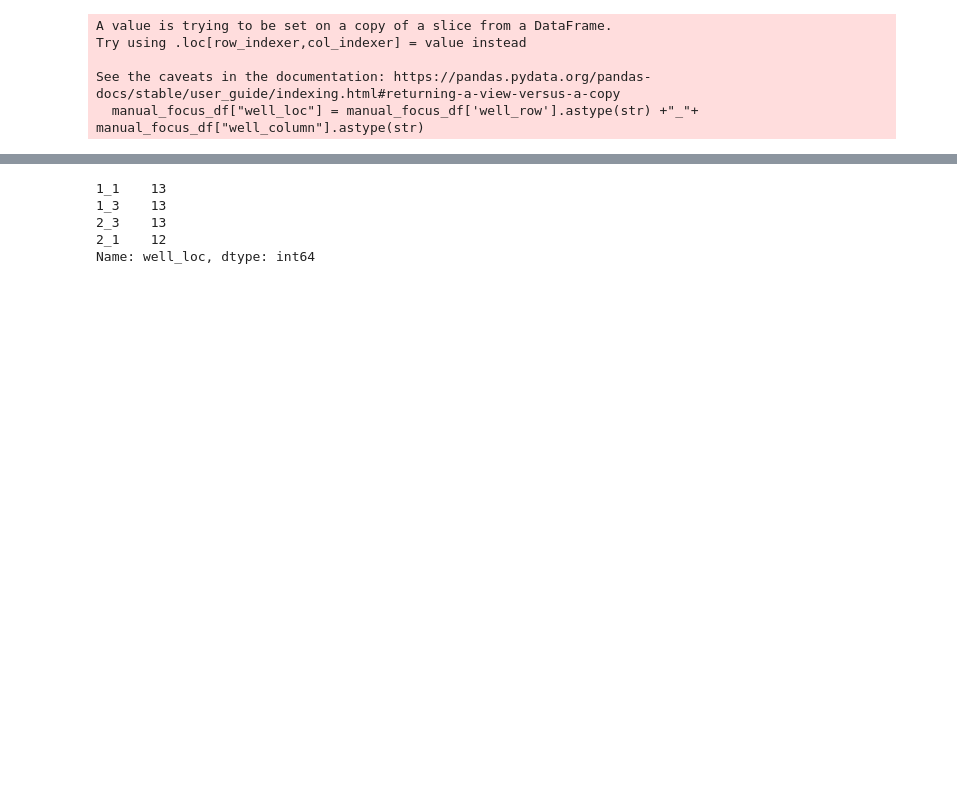
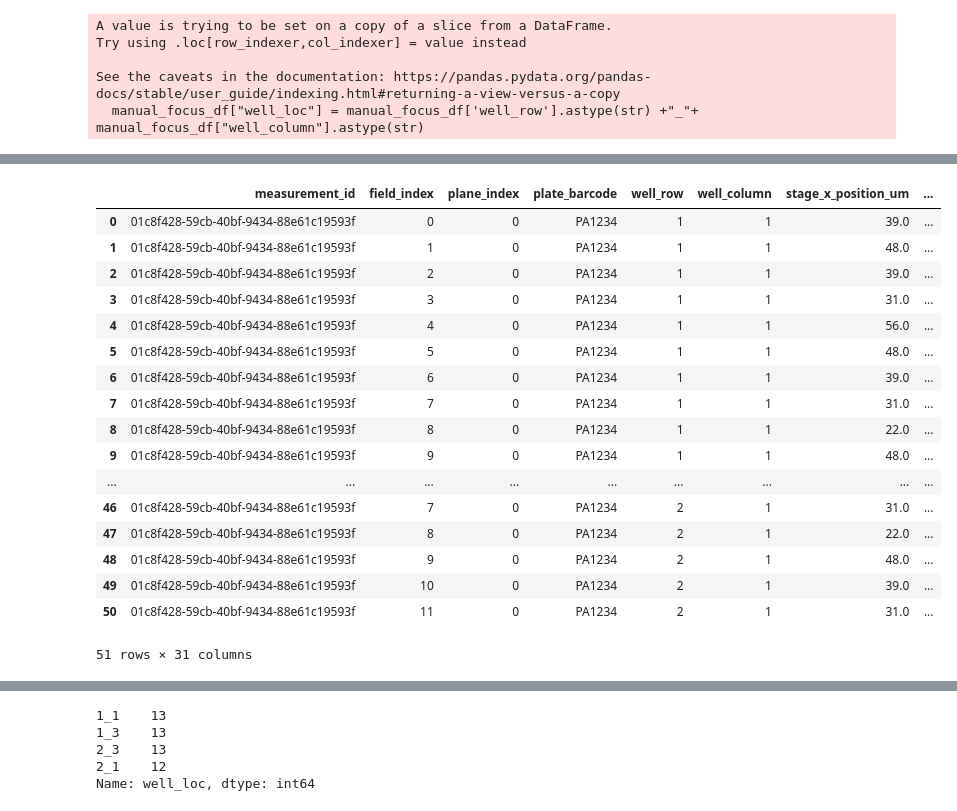
Before and after one commit to joychen-insitro/POSH, a Jupyter notebook: PFS_function_study.ipynb, the cells around one changed output, grey strips where cells are left out. Saved outputs shown, nothing was run; the diff lists cells and outputs as text; code cells hidden in the pictures; blank space fills up the shorter version.

```diff
--- a/PFS_function_study.ipynb
+++ b/PFS_function_study.ipynb
@@ -151,3 +145,6 @@ Try using .loc[row_indexer,col_indexer] = value instead
 
 See the caveats in the documentation: https://pandas.pydata.org/pandas-docs/stable/user_guide/indexing.html#returning-a-view-versus-a-copy
   manual_focus_df["well_loc"] = manual_focus_df['well_row'].astype(str) +"_"+ manual_focus_df["well_column"].astype(str)
+# %%
+manual_focus_df['stage_x_position_um'] = manual_focus_df['stage_x_position_um'].div(1000).round(0)
+manual_focus_df['stage_y_position_um'] = manual_focus_df['stage_y_position_um'].div(1000).round(0)
@@ -153,0 +162,21 @@ See the caveats in the documentation: https://pandas.pydata.org/pandas-docs/stab
+# %%
+manual_focus_df
+# %% [output]
+|  | measurement_id | field_index | plane_index | plate_barcode | well_row | well_column | stage_x_position_um | ... |
+| 0 | 01c8f428-59cb-40bf-9434-88e61c19593f | 0 | 0 | PA1234 | 1 | 1 | 39.0 | ... |
+| 1 | 01c8f428-59cb-40bf-9434-88e61c19593f | 1 | 0 | PA1234 | 1 | 1 | 48.0 | ... |
+| 2 | 01c8f428-59cb-40bf-9434-88e61c19593f | 2 | 0 | PA1234 | 1 | 1 | 39.0 | ... |
+| 3 | 01c8f428-59cb-40bf-9434-88e61c19593f | 3 | 0 | PA1234 | 1 | 1 | 31.0 | ... |
+| 4 | 01c8f428-59cb-40bf-9434-88e61c19593f | 4 | 0 | PA1234 | 1 | 1 | 56.0 | ... |
+| 5 | 01c8f428-59cb-40bf-9434-88e61c19593f | 5 | 0 | PA1234 | 1 | 1 | 48.0 | ... |
+| 6 | 01c8f428-59cb-40bf-9434-88e61c19593f | 6 | 0 | PA1234 | 1 | 1 | 39.0 | ... |
+| 7 | 01c8f428-59cb-40bf-9434-88e61c19593f | 7 | 0 | PA1234 | 1 | 1 | 31.0 | ... |
+| 8 | 01c8f428-59cb-40bf-9434-88e61c19593f | 8 | 0 | PA1234 | 1 | 1 | 22.0 | ... |
+| 9 | 01c8f428-59cb-40bf-9434-88e61c19593f | 9 | 0 | PA1234 | 1 | 1 | 48.0 | ... |
+| ... | ... | ... | ... | ... | ... | ... | ... | ... |
+| 46 | 01c8f428-59cb-40bf-9434-88e61c19593f | 7 | 0 | PA1234 | 2 | 1 | 31.0 | ... |
+| 47 | 01c8f428-59cb-40bf-9434-88e61c19593f | 8 | 0 | PA1234 | 2 | 1 | 22.0 | ... |
+| 48 | 01c8f428-59cb-40bf-9434-88e61c19593f | 9 | 0 | PA1234 | 2 | 1 | 48.0 | ... |
+| 49 | 01c8f428-59cb-40bf-9434-88e61c19593f | 10 | 0 | PA1234 | 2 | 1 | 39.0 | ... |
+| 50 | 01c8f428-59cb-40bf-9434-88e61c19593f | 11 | 0 | PA1234 | 2 | 1 | 31.0 | ... |
+51 rows × 31 columns
```
Also changed, not shown: parts of 18 cells of this notebook.
